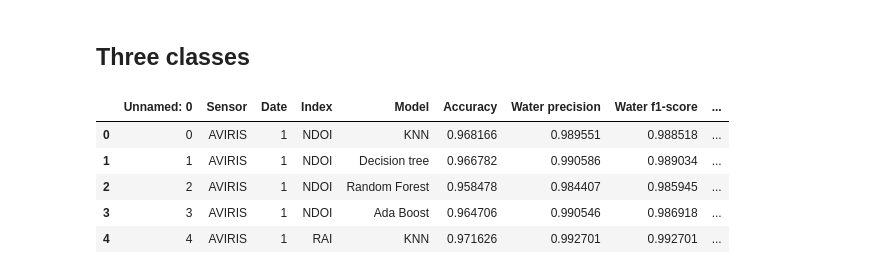
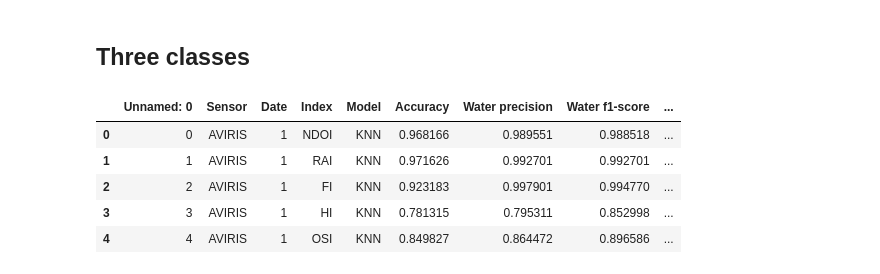
Before and after one commit to AmbarJade/NDOI-index, a Jupyter notebook: Error_representation.ipynb, the cells around one changed output. Cells and saved outputs as stored; diff of their text form; code cells hidden in the pictures.

```diff
--- a/Error_representation.ipynb
+++ b/Error_representation.ipynb
@@ -96,15 +96,15 @@ Text(0.5, 1.0, 'Oil f1-score for Hi_1 (KNN)')
 # %% [markdown]
 ## Three classes
 # %%
-df = pd.read_excel(r'data\df_3classes.xlsx')
+df = pd.read_excel(r'data\df_3classesNDVI.xlsx')
 df.head()
 # %% [output]
 |  | Unnamed: 0 | Sensor | Date | Index | Model | Accuracy | Water precision | Water f1-score | ... |
 | 0 | 0 | AVIRIS | 1 | NDOI | KNN | 0.968166 | 0.989551 | 0.988518 | ... |
-| 1 | 1 | AVIRIS | 1 | NDOI | Decision tree | 0.966782 | 0.990586 | 0.989034 | ... |
-| 2 | 2 | AVIRIS | 1 | NDOI | Random Forest | 0.958478 | 0.984407 | 0.985945 | ... |
-| 3 | 3 | AVIRIS | 1 | NDOI | Ada Boost | 0.964706 | 0.990546 | 0.986918 | ... |
-| 4 | 4 | AVIRIS | 1 | RAI | KNN | 0.971626 | 0.992701 | 0.992701 | ... |
+| 1 | 1 | AVIRIS | 1 | RAI | KNN | 0.971626 | 0.992701 | 0.992701 | ... |
+| 2 | 2 | AVIRIS | 1 | FI | KNN | 0.923183 | 0.997901 | 0.994770 | ... |
+| 3 | 3 | AVIRIS | 1 | HI | KNN | 0.781315 | 0.795311 | 0.852998 | ... |
+| 4 | 4 | AVIRIS | 1 | OSI | KNN | 0.849827 | 0.864472 | 0.896586 | ... |
 # %%
 Av_1 = df[(df.Sensor == "AVIRIS") & (df.Date == 1)]; Av_2 = df[(df.Sensor == "AVIRIS") & (df.Date == 2)]
 Hi_1 = df[(df.Sensor == "HICO") & (df.Date == 1)];   Hi_2 = df[(df.Sensor == "HICO") & (df.Date == 2)]
```
Also changed, not shown: parts of 7 cells of this notebook, 2 other files.
